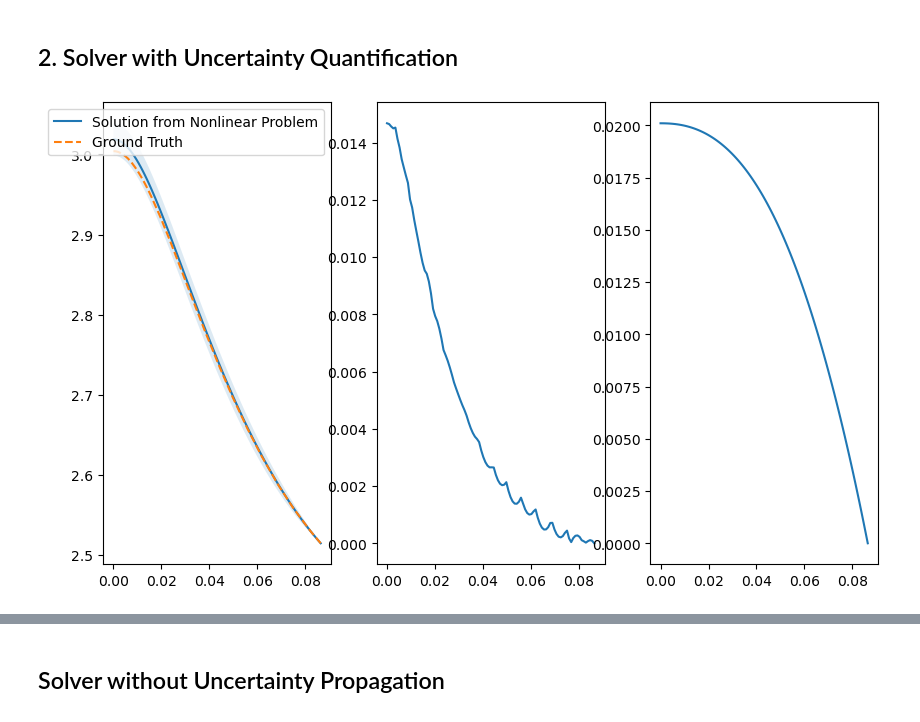
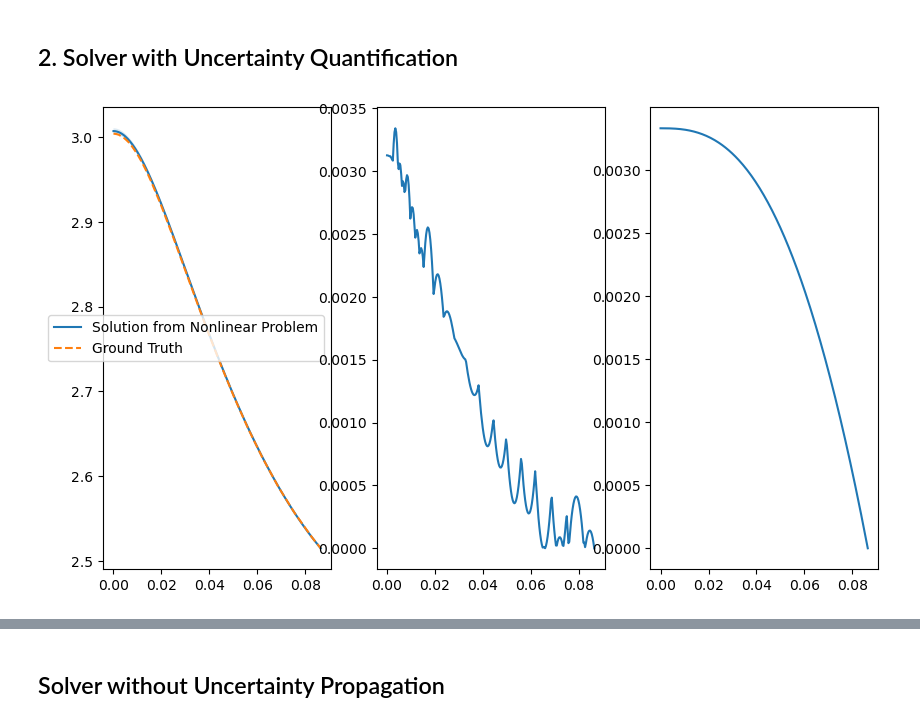
Before and after one commit to Poincare-code/henri, a Jupyter notebook: notebooks/validation-notebooks/Relevant/2_Non_Linear-Psi.ipynb, the cells around one changed output, grey strips where cells are left out. Cells and saved outputs as stored; diff of their text form; code cells hidden in the pictures.

```diff
--- a/notebooks/validation-notebooks/Relevant/2_Non_Linear-Psi.ipynb
+++ b/notebooks/validation-notebooks/Relevant/2_Non_Linear-Psi.ipynb
@@ -45,7 +45,7 @@ alpha_intp = interpolate.interp1d(R, alpha, kind='linear', bounds_error=False)
 psi_intp   = interpolate.interp1d(R, psi,   kind='linear', bounds_error=False)
 
 # Convert to linear grid
-nb_points = 100
+nb_points = 250
 R = np.linspace(np.min(R), np.max(R), nb_points)
 
 m      = m_intp(R)
@@ -177,9 +177,9 @@ def solve_ode(basis_func_matrix, design_matrix, observations, prior_mean, prior_
 # ==================================================================
 # Initialization and solver definitions
 psi_init                       = perturbed_psi
-iteration_steps                = 3
+iteration_steps                = 10
 N                              = 25                 # Number of basis functions
-s                              = 10**(5.5)            # Likelihood variance on S1 in the source term
+s                              = 10**(5)            # Likelihood variance on S1 in the source term
 l                              = 10**(12)           # Prior variance on psi, i.e. the solution
 
 # Conversion to (co-)variance matrices
@@ -195,7 +195,7 @@ likelihood_prec_storage        = np.zeros((len(psi), len(psi), iteration_steps+1
 source_term_storage            = np.zeros((len(psi), iteration_steps+1))
 
 psi_mean_storage[:,0]          = psi_init
-psi_var_storage[:,:,0]         = np.identity(len(psi))
+psi_var_storage[:,:,0]         = 10**2*np.identity(len(psi))
 w_mean_storage[:,0]            = np.squeeze(np.zeros((N, 1)))
 w_prec_storage[:,:,0]          = np.linalg.inv(L)
 likelihood_prec_storage[:,:,0] = np.linalg.inv(S)
@@ -219,31 +219,31 @@ for i in tqdm(range(iteration_steps)):
     # Gaussian approximation of the likelihood precision
     likelihood_prec = np.linalg.inv(Jf_S @ S @ Jf_S.T + Jf_psi @ solution_variance_primal @ Jf_psi.T)
 
     # Store intermediate results
     psi_mean_storage[:, i+1]         = solution_mean_primal
     psi_var_storage[:,:,i+1]         = solution_variance_primal
     w_mean_storage[:,i+1]            = w
     w_prec_storage[:,:,i+1]          = w_prec
     source_term_storage[:,i+1]       = construct_source_term(solution_mean_primal + boundary_value)
     likelihood_prec_storage[:,:,i+1] = likelihood_prec
 
 
 # ==================================================================
 # Visualization of the solution
 # ==================================================================
 fig, ax = plt.subplots(1,3, figsize=(10,6))
 
 # Ground truth vs. Solution including standard deviation
 solution_std = np.sqrt(np.diag(solution_variance_primal))
 ax[0].plot(R, (solution_mean_primal + boundary_value), label="Solution from Nonlinear Problem")
 ax[0].fill_between(R, solution_mean_primal + boundary_value - solution_std, solution_mean_primal + boundary_value + solution_std, alpha=0.15)
 ax[0].plot(R, psi, ls='--', label="Ground Truth")
 ax[0].legend()
 
 # Absolute error
 ax[1].plot(R, np.abs(solution_mean_primal + boundary_value - psi))
 
 # Standard deviation
 ax[2].plot(R, solution_std);
 # %% [output]
-[figure, old version]
+[figure, new version]
```
Also changed, not shown: parts of 5 cells of this notebook, 15 other files.
